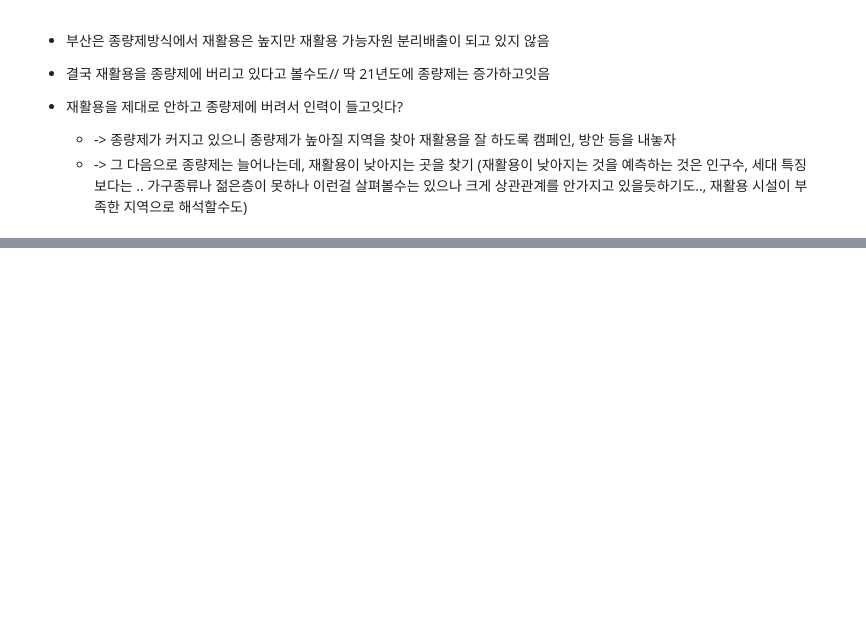
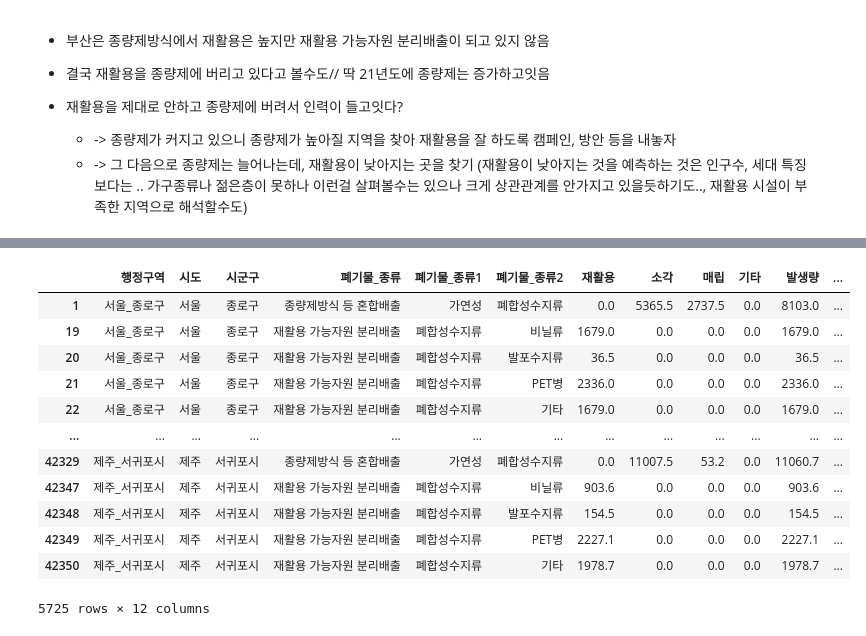
Before and after one commit to kimsang0220/Busan_Big_Data, a Jupyter notebook: NMJ/4차_EDA_쓰레기데이터.ipynb, the cells around one changed output, grey strips where cells are left out. Cells and saved outputs as stored; diff of their text form; code cells hidden in the pictures; blank space fills up the shorter version.

```diff
--- a/NMJ/4차_EDA_쓰레기데이터.ipynb
+++ b/NMJ/4차_EDA_쓰레기데이터.ipynb
@@ -284,0 +458,17 @@ plt.show()
+# %%
+plastic = waste[(waste['폐기물_종류1']== "폐합성수지류")|(waste['폐기물_종류2']== "폐합성수지류")]
+plastic
+# %% [output]
+|  | 행정구역 | 시도 | 시군구 | 폐기물_종류 | 폐기물_종류1 | 폐기물_종류2 | 재활용 | 소각 | 매립 | 기타 | 발생량 | ... |
+| 1 | 서울_종로구 | 서울 | 종로구 | 종량제방식 등 혼합배출 | 가연성 | 폐합성수지류 | 0.0 | 5365.5 | 2737.5 | 0.0 | 8103.0 | ... |
+| 19 | 서울_종로구 | 서울 | 종로구 | 재활용 가능자원 분리배출 | 폐합성수지류 | 비닐류 | 1679.0 | 0.0 | 0.0 | 0.0 | 1679.0 | ... |
+| 20 | 서울_종로구 | 서울 | 종로구 | 재활용 가능자원 분리배출 | 폐합성수지류 | 발포수지류 | 36.5 | 0.0 | 0.0 | 0.0 | 36.5 | ... |
+| 21 | 서울_종로구 | 서울 | 종로구 | 재활용 가능자원 분리배출 | 폐합성수지류 | PET병 | 2336.0 | 0.0 | 0.0 | 0.0 | 2336.0 | ... |
+| 22 | 서울_종로구 | 서울 | 종로구 | 재활용 가능자원 분리배출 | 폐합성수지류 | 기타 | 1679.0 | 0.0 | 0.0 | 0.0 | 1679.0 | ... |
+| ... | ... | ... | ... | ... | ... | ... | ... | ... | ... | ... | ... | ... |
+| 42329 | 제주_서귀포시 | 제주 | 서귀포시 | 종량제방식 등 혼합배출 | 가연성 | 폐합성수지류 | 0.0 | 11007.5 | 53.2 | 0.0 | 11060.7 | ... |
+| 42347 | 제주_서귀포시 | 제주 | 서귀포시 | 재활용 가능자원 분리배출 | 폐합성수지류 | 비닐류 | 903.6 | 0.0 | 0.0 | 0.0 | 903.6 | ... |
+| 42348 | 제주_서귀포시 | 제주 | 서귀포시 | 재활용 가능자원 분리배출 | 폐합성수지류 | 발포수지류 | 154.5 | 0.0 | 0.0 | 0.0 | 154.5 | ... |
+| 42349 | 제주_서귀포시 | 제주 | 서귀포시 | 재활용 가능자원 분리배출 | 폐합성수지류 | PET병 | 2227.1 | 0.0 | 0.0 | 0.0 | 2227.1 | ... |
+| 42350 | 제주_서귀포시 | 제주 | 서귀포시 | 재활용 가능자원 분리배출 | 폐합성수지류 | 기타 | 1978.7 | 0.0 | 0.0 | 0.0 | 1978.7 | ... |
+5725 rows × 12 columns
```
Also changed, not shown: parts of 19 cells of this notebook.
